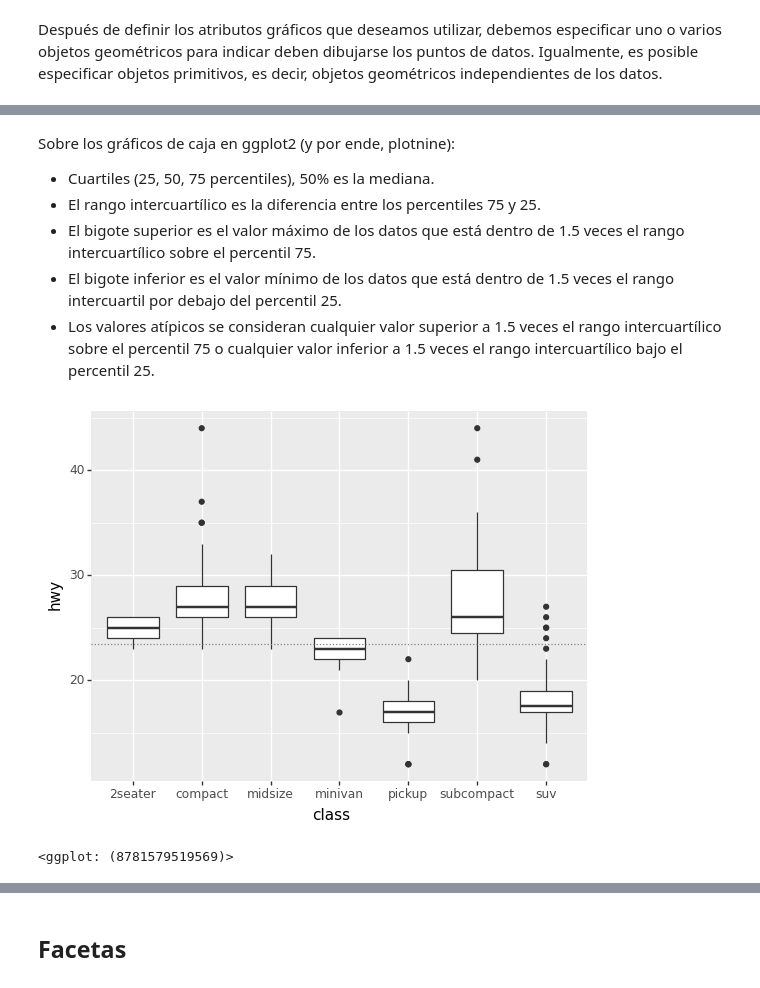
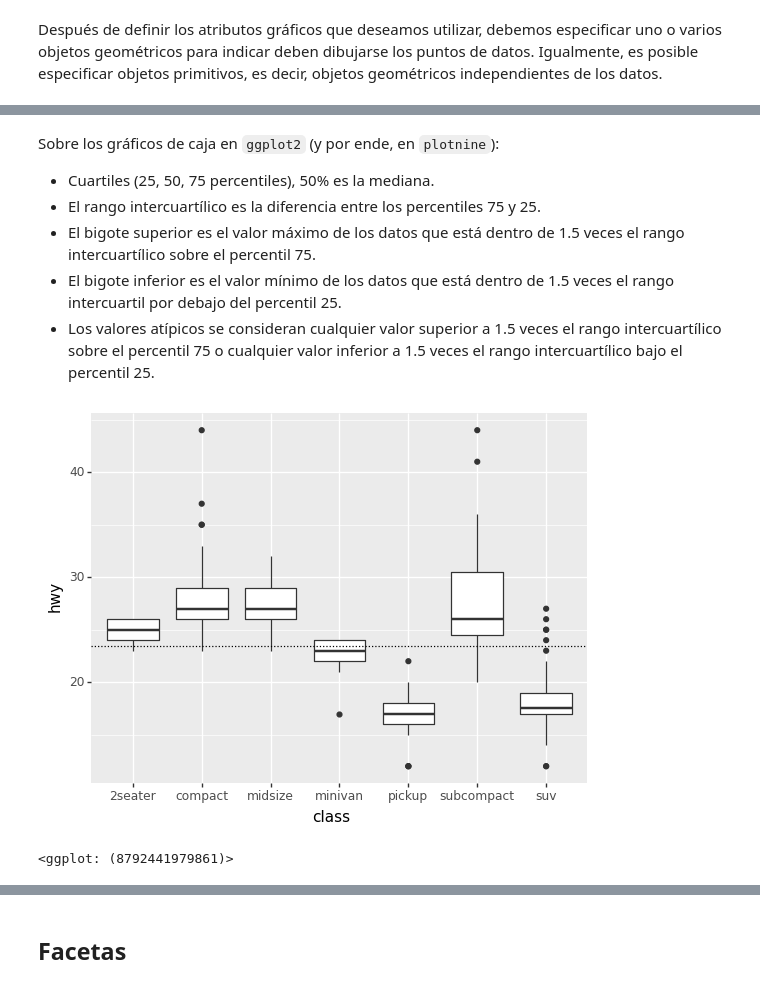
Before and after one commit to sarahiaguilar/fundamentos-cdd, a Jupyter notebook: notebooks/unidad8/viz.ipynb, the cells around one changed output, grey strips where cells are left out. Cells and saved outputs as stored; diff of their text form; code cells hidden in the pictures.

```diff
--- a/notebooks/unidad8/viz.ipynb
+++ b/notebooks/unidad8/viz.ipynb
@@ -129,5 +165,5 @@ ggplot(mpg) + aes(x="class", y="hwy") + geom_boxplot()
 # %% [markdown]
-Sobre los gráficos de caja en ggplot2 (y por ende, plotnine):
+Sobre los gráficos de caja en `ggplot2` (y por ende, en `plotnine`):
 * Cuartiles (25, 50, 75 percentiles), 50% es la mediana.
 * El rango intercuartílico es la diferencia entre los percentiles 75 y 25.
 * El bigote superior es el valor máximo de los datos que está dentro de 1.5 veces el rango intercuartílico sobre el percentil 75.
@@ -136,10 +172,15 @@ Sobre los gráficos de caja en ggplot2 (y por ende, plotnine):
 # %%
 # Crea un gráfico de cajas que muestra
 # la clase en el eje x,
-# el consumo de combustible en carretera en millas por galón en el eje y y,
-# la media el consumo de combustible en carretera en millas por galón como una línea punteada
+# el consumo de combustible en carretera en el eje y
+# y la media el consumo de combustible en carretera como una línea horizontal punteada
 mu = mpg.hwy.mean()
-ggplot(mpg) + aes(x="class", y="hwy") + geom_boxplot() + geom_hline(yintercept=mu, color="gray", linetype="dotted")
+(
+    ggplot(mpg)
+    + aes(x="class", y="hwy")
+    + geom_boxplot()
+    + geom_hline(yintercept=mu, linetype="dotted")
+)
 # %% [output]
-[figure, old version]
+[figure, new version]
-<ggplot: (8781579519569)>
+<ggplot: (8792441979861)>
```
Also changed, not shown: parts of 52 cells of this notebook, 3 other files.
